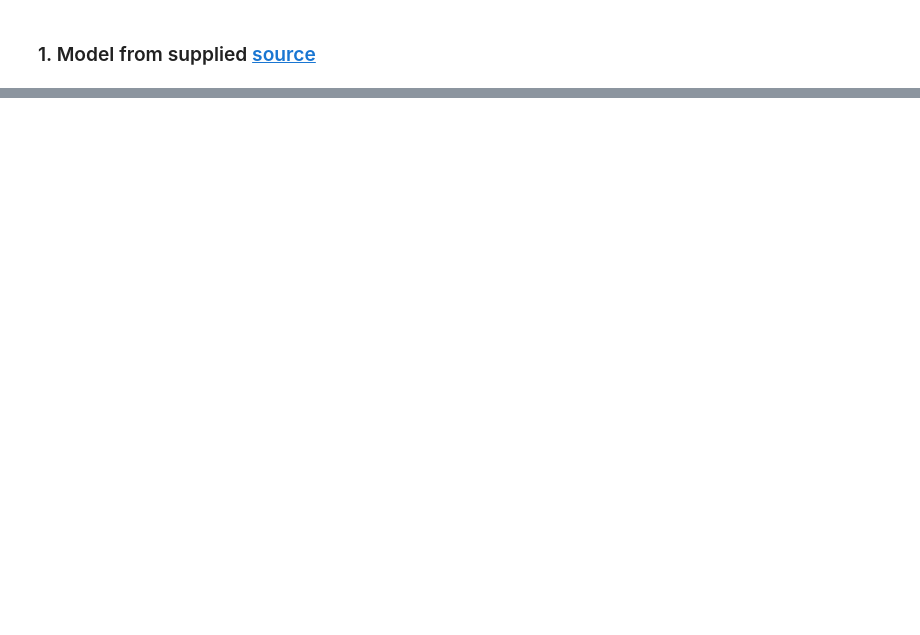
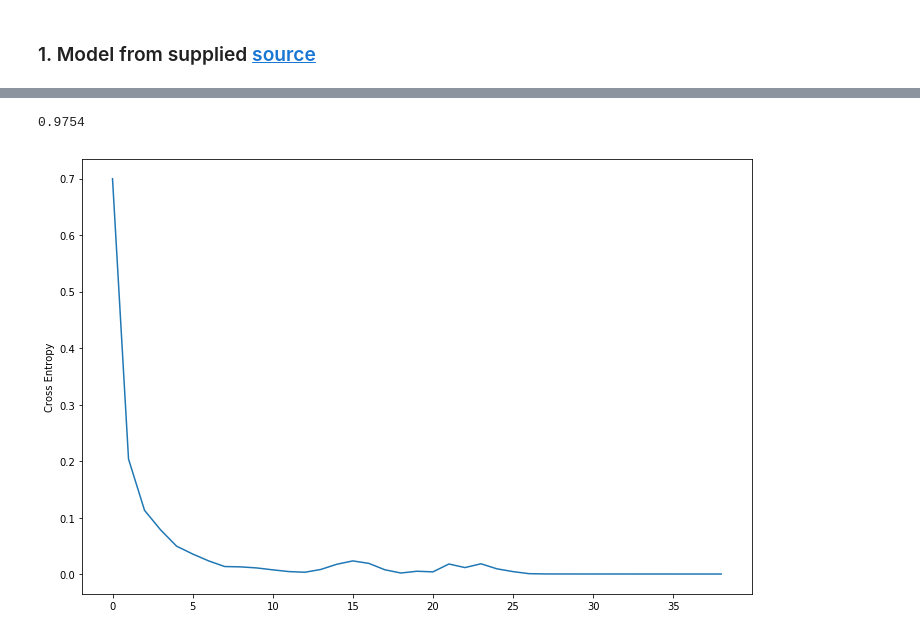
Before and after one commit to MLaurentys/NinthSemester, a Jupyter notebook: MAC0460/pe05/ep05_neural_nets.ipynb, the cells around one changed output, grey strips where cells are left out. Cells and saved outputs as stored; diff of their text form; code cells hidden in the pictures; blank space fills up the shorter version.

```diff
--- a/MAC0460/pe05/ep05_neural_nets.ipynb
+++ b/MAC0460/pe05/ep05_neural_nets.ipynb
@@ -658,0 +128,4 @@ From what I observed, the umbalance between the size of each class has little im
+# %%
+network2 = MLPClassifier(solver='adam', activation='logistic',
+                         hidden_layer_sizes=(784, 512, 128, 10),
+                         early_stopping=True)
@@ -658,0 +134,3 @@ From what I observed, the umbalance between the size of each class has little im
+# %%
+network3 = MLPClassifier(solver='sgd', activation='relu', learning_rate='adaptive',
+                         hidden_layer_sizes=(784, 512, 10), early_stopping=True)
@@ -658,0 +139,14 @@ From what I observed, the umbalance between the size of each class has little im
+# %%
+res = {"NN 1":[], "NN 2":[], "NN 3":[]}
+for i, (train, test) in enumerate(kf.split(X_train, y_train)):
+    print("Fold " + str(i + 1))
+    print_fold(y_train, train)
+    network.fit(X_train[train], y_train[train])
+    network2.fit(X_train[train], y_train[train])
+    network3.fit(X_train[train], y_train[train])
+    res["NN 1"].append("[fold {0}] score: {1:.5f}".
+                      format(i, network.score(X_train[test], y_train[test])))
+    res["NN 2"].append("[fold {0}] score: {1:.5f}".
+                      format(i, network2.score(X_train[test], y_train[test])))
+    res["NN 3"].append("[fold {0}] score: {1:.5f}".
+                      format(i+1, network3.score(X_train[test], y_train[test])))
@@ -658,0 +203,3 @@ From what I observed, the umbalance between the size of each class has little im
+# %%
+print_fold(y_train, alls=True)
+network.fit(X_train, y_train)
@@ -658,0 +225,9 @@ From what I observed, the umbalance between the size of each class has little im
+# %%
+print (network.score(X_test,y_test))
+plt.figure(figsize = (12, 8))
+plt.plot(network.loss_curve_)
+plt.ylabel('Cross Entropy')
+plt.show()
+# %% [output]
+0.9754
+[figure, added]
```
Also changed, not shown: parts of 53 cells of this notebook, 16 other files.
